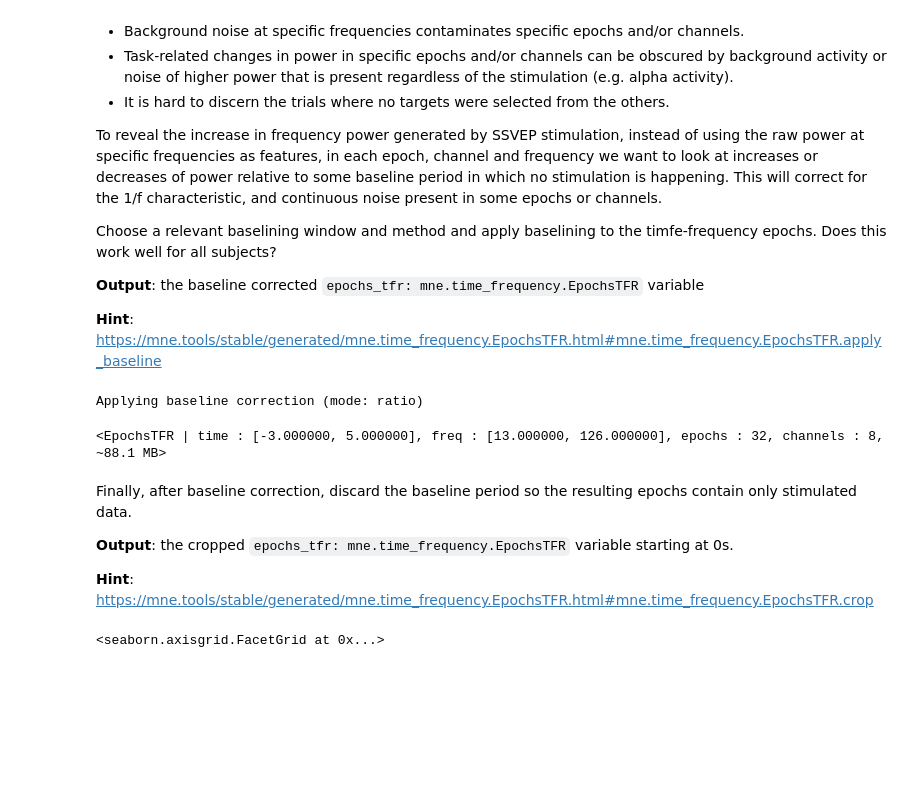
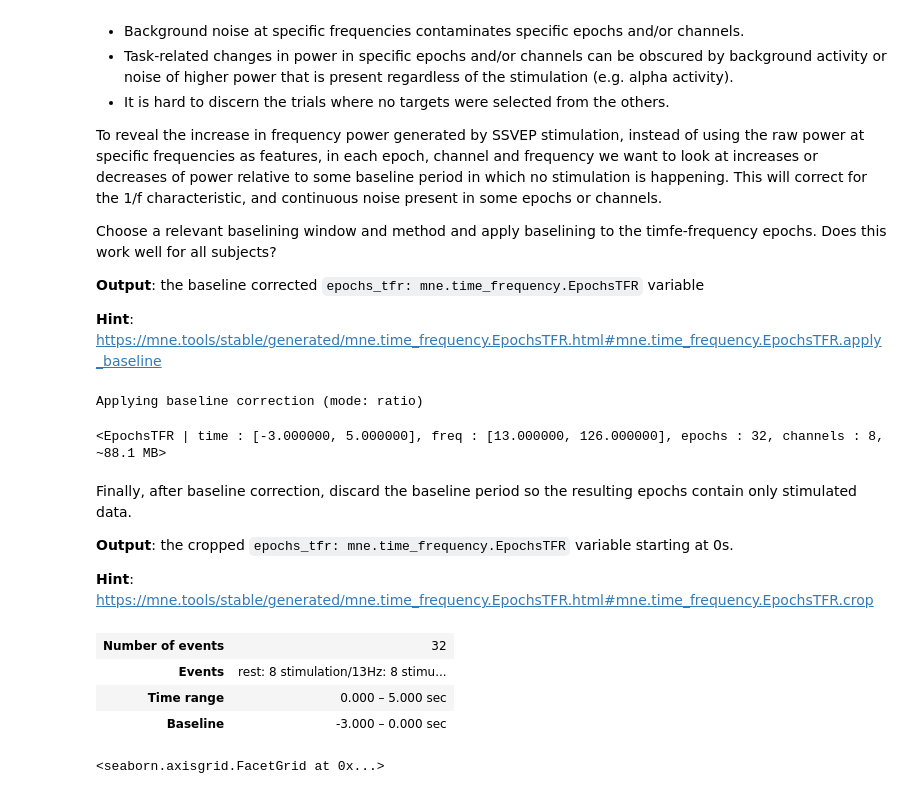
Before and after one commit to NeuroTech-Leuven/ssvep-workshop, a Jupyter notebook: notebooks/2b_ssvep_preprocessing_solution.ipynb, the cells around one changed output. Cells and saved outputs as stored; diff of their text form; code cells hidden in the pictures; blank space fills up the shorter version.

```diff
--- a/notebooks/2b_ssvep_preprocessing_solution.ipynb
+++ b/notebooks/2b_ssvep_preprocessing_solution.ipynb
@@ -200,17 +200,24 @@ Choose a relevant baselining window and method and apply baselining to the timfe
 **Output**: the baseline corrected `epochs_tfr: mne.time_frequency.EpochsTFR` variable
 
 **Hint**: https://mne.tools/stable/generated/mne.time_frequency.EpochsTFR.html#mne.time_frequency.EpochsTFR.apply_baseline
-# %%
-epochs_tfr.apply_baseline((-2.5, -.5), mode='ratio')
-# %% [output]
-Applying baseline correction (mode: ratio)
-<EpochsTFR | time : [-3.000000, 5.000000], freq : [13.000000, 126.000000], epochs : 32, channels : 8, ~88.1 MB>
+# %%
+epochs_tfr.apply_baseline((-2.5, -.5), mode='ratio')
+# %% [output]
+Applying baseline correction (mode: ratio)
+<EpochsTFR | time : [-3.000000, 5.000000], freq : [13.000000, 126.000000], epochs : 32, channels : 8, ~88.1 MB>
 # %% [markdown]
 Finally, after baseline correction, discard the baseline period so the resulting epochs contain only stimulated data.
 
 **Output**: the cropped `epochs_tfr: mne.time_frequency.EpochsTFR` variable starting at 0s.
 
 **Hint**: https://mne.tools/stable/generated/mne.time_frequency.EpochsTFR.html#mne.time_frequency.EpochsTFR.crop
+# %%
+epochs.crop(tmin=0, tmax=5)
+# %% [output]
+| Number of events | 32 |
+| Events | rest: 8 stimulation/13Hz: 8 stimu... |
+| Time range | 0.000 – 5.000 sec |
+| Baseline | -3.000 – 0.000 sec |
 # %%
 mean_chan_power = epochs_tfr.data.mean(axis=(1,3))
 mean_chan_power_db = 10*np.log10(mean_chan_power)
```
Also changed, not shown: 3 other files.
